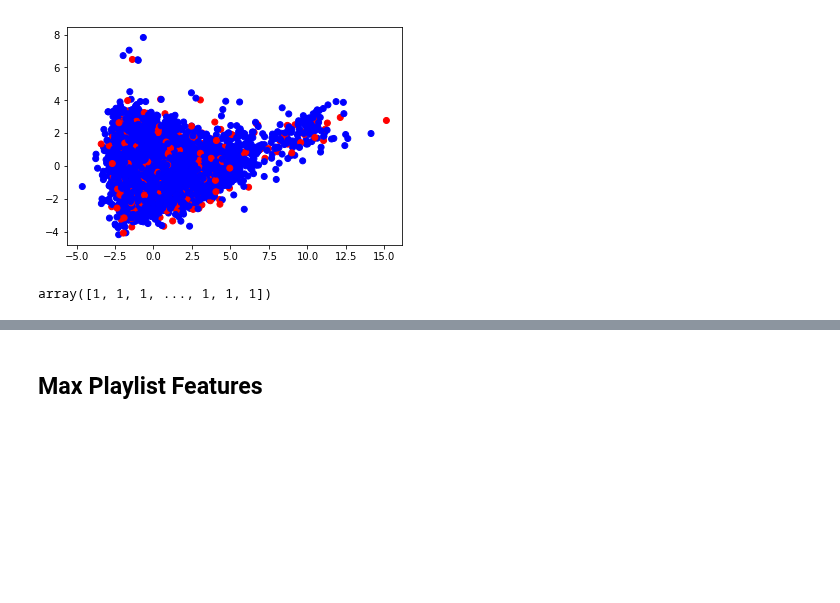
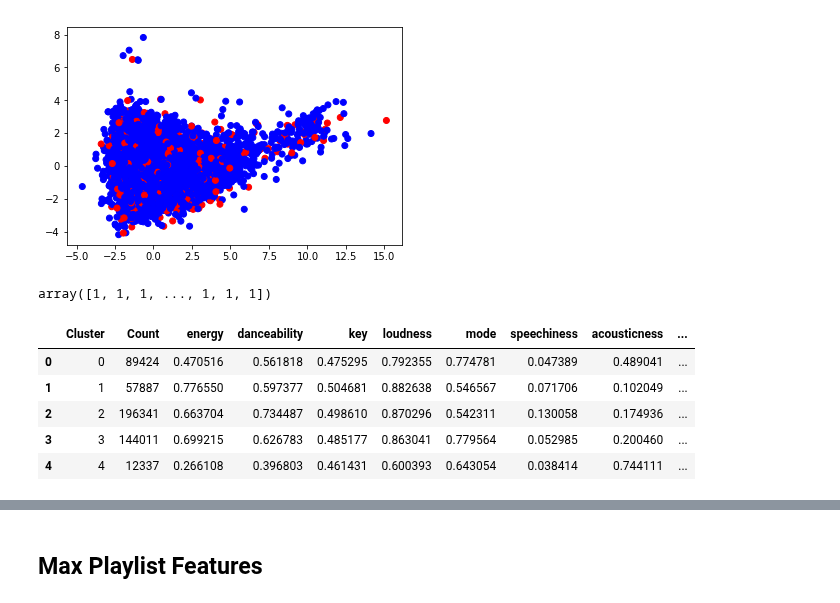
Before and after one commit to adamkhazi/one-million-playlists, a Jupyter notebook: exploration/track feature exploration.ipynb, the cells around one changed output, grey strips where cells are left out. Cells and saved outputs as stored; diff of their text form; code cells hidden in the pictures; blank space fills up the shorter version.

```diff
--- a/exploration/track feature exploration.ipynb
+++ b/exploration/track feature exploration.ipynb
@@ -169,0 +192,9 @@ array([1, 1, 1, ..., 1, 1, 1])
+# %%
+cluster_summary
+# %% [output]
+|  | Cluster | Count | energy | danceability | key | loudness | mode | speechiness | acousticness | ... |
+| 0 | 0 | 89424 | 0.470516 | 0.561818 | 0.475295 | 0.792355 | 0.774781 | 0.047389 | 0.489041 | ... |
+| 1 | 1 | 57887 | 0.776550 | 0.597377 | 0.504681 | 0.882638 | 0.546567 | 0.071706 | 0.102049 | ... |
+| 2 | 2 | 196341 | 0.663704 | 0.734487 | 0.498610 | 0.870296 | 0.542311 | 0.130058 | 0.174936 | ... |
+| 3 | 3 | 144011 | 0.699215 | 0.626783 | 0.485177 | 0.863041 | 0.779564 | 0.052985 | 0.200460 | ... |
+| 4 | 4 | 12337 | 0.266108 | 0.396803 | 0.461431 | 0.600393 | 0.643054 | 0.038414 | 0.744111 | ... |
```
Also changed, not shown: parts of 11 cells of this notebook, 1 other file.
